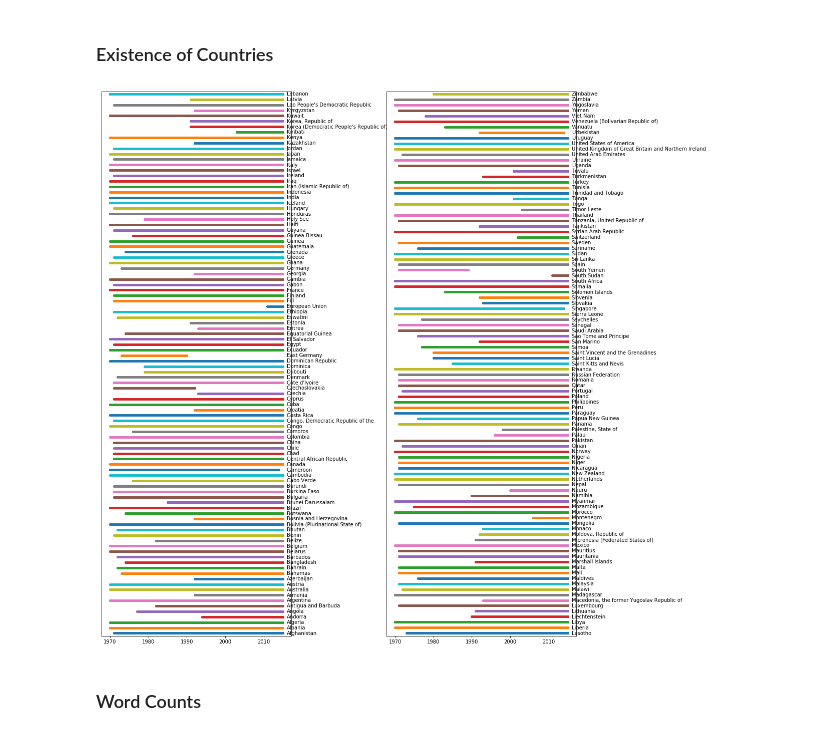
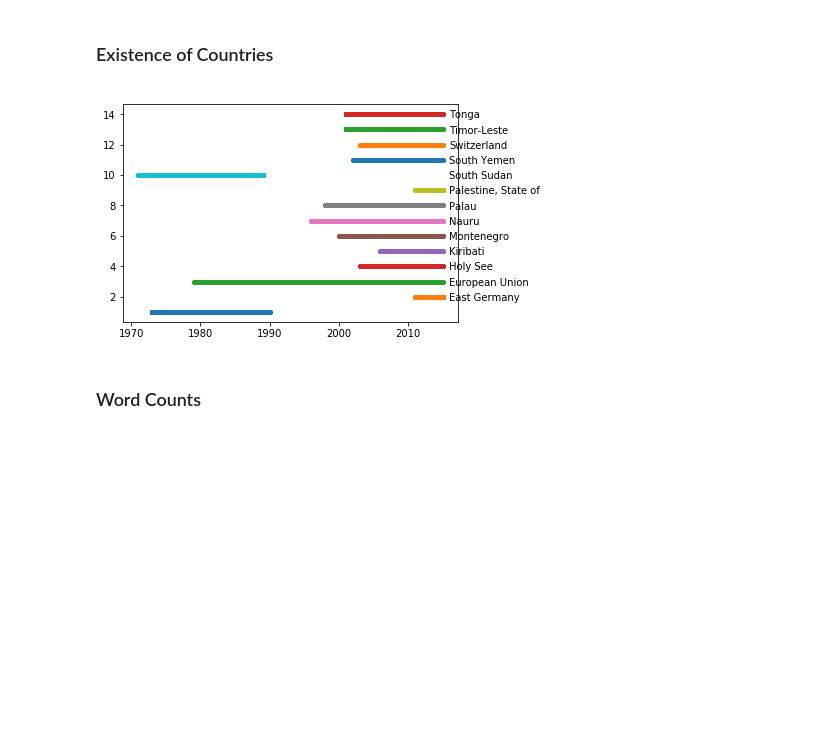
Before and after one commit to RobMor/CMSC320-Final-Project, a Jupyter notebook: RobMor-FinalTutorial.ipynb, the cells around one changed output. Drawn from its saved outputs; the diff is of its cells as text; code cells hidden in the pictures; blank space fills up the shorter version.

```diff
--- a/RobMor-FinalTutorial.ipynb
+++ b/RobMor-FinalTutorial.ipynb
@@ -19,0 +21,11 @@ from sklearn.feature_extraction.text import CountVectorizer
+# %%
+# Notes
+resolutions = pd.read_csv("resolutions.csv")
+
+# Notes
+# - Germany gets split into East and West (Called German Federal Republic and German Democratic Republic respectively)
+# - Modern Germany keeps the name German Federal Republic
+states = pd.read_csv("states.csv")
+
+# Notes
+votes = pd.read_csv("votes.csv")
@@ -20,6 +92,6 @@ from sklearn.feature_extraction.text import CountVectorizer
 # %%
-data = pd.read_csv("un-general-debates.csv")
-data.head()
+debates = pd.read_csv("un-general-debates.csv")
+debates.head()
 # %% [output]
 |  | session | year | country | text |
 | 0 | 44 | 1989 | MDV | ﻿It is indeed a pleasure for me a... |
@@ -91,6 +163,6 @@ lookup["YUG"] = ["Yugoslavia", "/wiki/Yugoslavia"]
 lookup["DDR"] = ["East Germany", "/wiki/East_Germany"]
 lookup["EU"] = ["European Union", "/wiki/European_Union"]
 # %%
-data["name"] = [lookup[code][0] for code in data["country"]]
+debates["name"] = [lookup[code][0] for code in debates["country"]]
 # %% [markdown]
 # EDA
@@ -97,29 +254,30 @@ data["name"] = [lookup[code][0] for code in data["country"]]
 # %% [markdown]
 ### Existence of Countries
 # %%
-grouped = data.groupby("name")
+grouped = debates.groupby("name")
 
-fig, axs = plt.subplots(1, 2, figsize=(17,20))
-plt.subplots_adjust(wspace=.5)
+# fig, axs = plt.subplots(1, 2, figsize=(17,20))
+# plt.subplots_adjust(wspace=.5)
 
-for ax in axs:
-    ax.yaxis.set_visible(False)
-    ax.margins(x=0.05,y=0.005)
-
-for h, (name, group) in enumerate(grouped):
+# for ax in axs:
+#     ax.yaxis.set_visible(False)
+#     ax.margins(x=0.05,y=0.005)
+h = 1
+for name, group in grouped:
     x = group["year"]
     y = np.empty(len(x))
     y.fill(h)
 
     i = round(h / len(grouped))
-    ax = axs[i]
-
-    ax.plot(x, y, linewidth=5)
-    ax.annotate(name, xy=(2016,h-0.25))
+    #ax = axs[i]
+    if len(x) < 20:
+        h += 1
+        plt.plot(x, y, linewidth=5)
+        plt.annotate(name, xy=(2016,h-0.25))
 
 plt.show()
 # %% [output]
-[figure, old version]
+[figure, new version]
 # %% [markdown]
 ### Word Counts
 # %%
```
Also changed, not shown: parts of 16 cells of this notebook, 1 other file.
